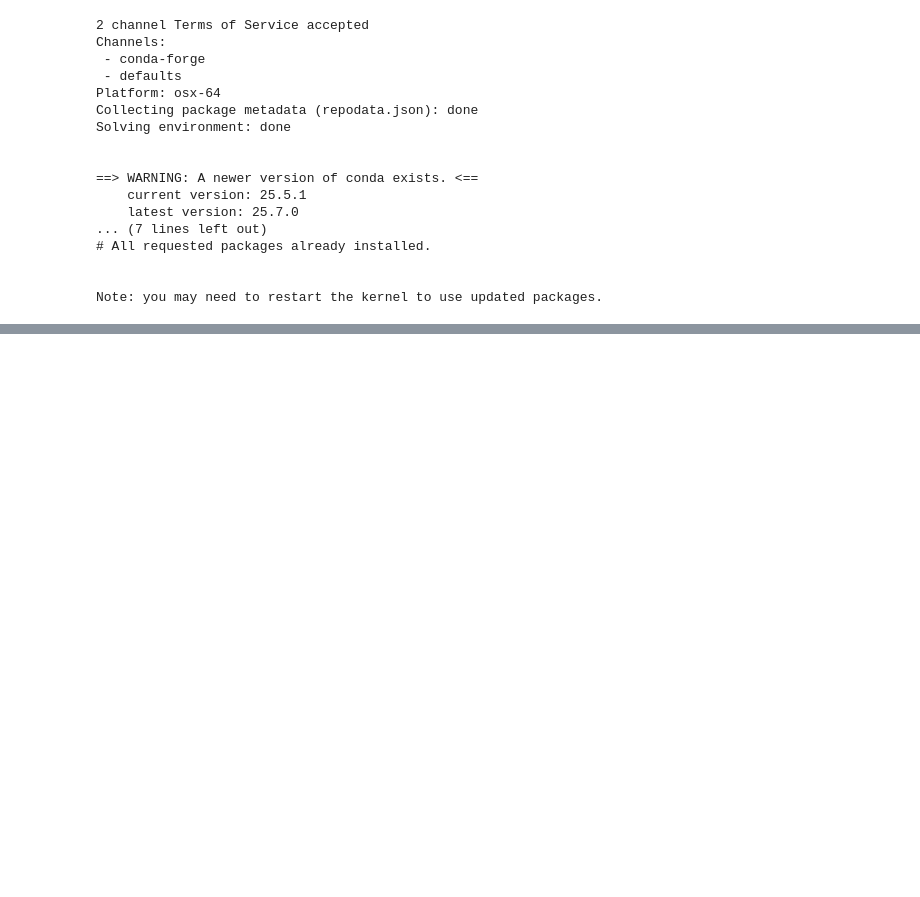
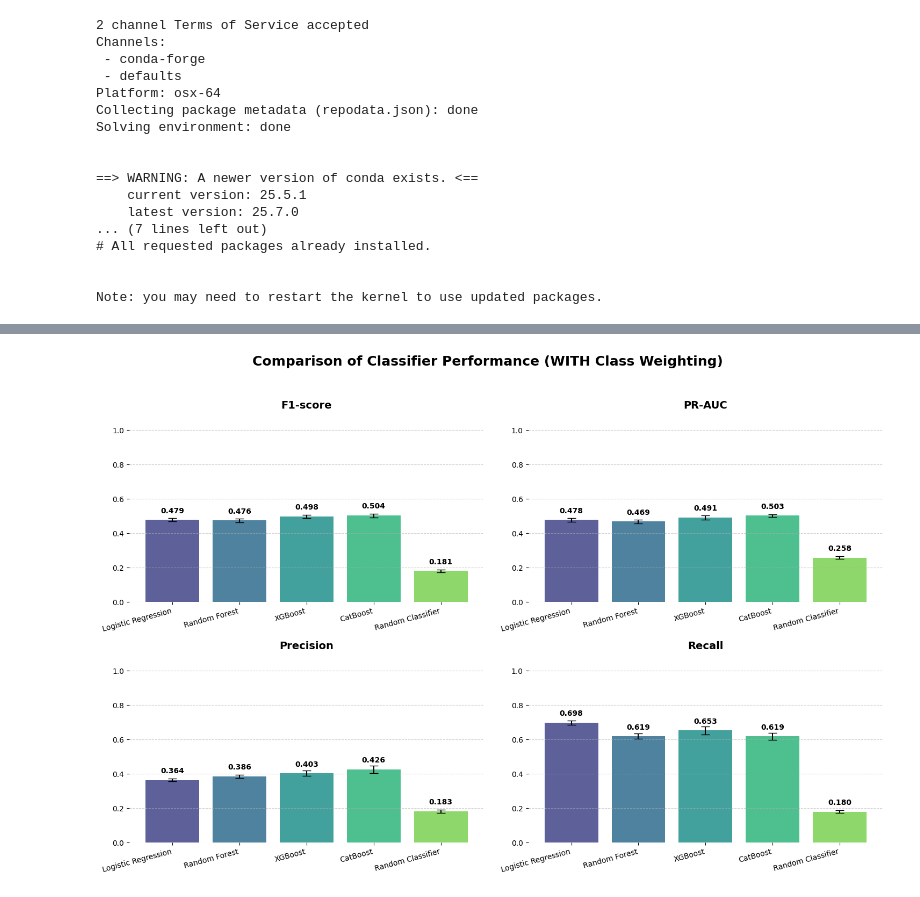
Before and after one commit to kchua675/Thesis, a Jupyter notebook: Thesis.ipynb, the cells around one changed output, grey strips where cells are left out. Cells and saved outputs as stored; diff of their text form; code cells hidden in the pictures; blank space fills up the shorter version.

```diff
--- a/Thesis.ipynb
+++ b/Thesis.ipynb
@@ -952,37 +1176,83 @@ KeyboardInterrupt:
 # %%
+import matplotlib.pyplot as plt
+import numpy as np
+
 # -----------------------------
-# 5. PLOT (Weighted Only)
+# 1. STANDARDIZE & MERGE
 # -----------------------------
-current_results = res_weighted
+# res_weighted already has 'Logistic Regression', 'Random Forest', 'XGBoost'
+# res_cat_weighted has 'CatBoost'
+
+# FIX: Wrap res_random in its own key if it isn't already
+# If res_random is already {'Random': {...}}, just use res_random
+formatted_random = {"Random Classifier": res_random} if 'test_f1' in res_random else res_random
+
+# Merge everything
+current_results = {**res_weighted, **res_cat_weighted, **formatted_random}
+
+# -----------------------------
+# 2. MATCH METRIC KEYS
+# -----------------------------
+# Check your dictionaries!
+# Your Sklearn/CatBoost code used 'test_average_precision'
+# Your Random code used 'test_pr_auc'
+# We must map them correctly for the plot to work.
+
 models_to_plot = list(current_results.keys())
+
+def get_metric_safe(model_dict, key):
+    """Helper to handle different key names like 'test_pr_auc' vs 'test_average_precision'"""
+    if key == 'test_average_precision' and 'test_pr_auc' in model_dict:
+        return model_dict['test_pr_auc']
+    return model_dict.get(key, [0]) # Default to [0] if key is missing
+
 metrics_map = {
     'F1-score': 'test_f1',
     'PR-AUC': 'test_average_precision',
     'Precision': 'test_precision',
     'Recall': 'test_recall'
 }
 
-means = {m: [np.mean(current_results[model][key]) for model in models_to_plot] for m, key in metrics_map.items()}
-stds = {m: [np.std(current_results[model][key]) for model in models_to_plot] for m, key in metrics_map.items()}
+# -----------------------------
+# 3. COMPUTE MEANS & STDS
+# -----------------------------
+means = {}
+stds = {}
 
+for m_name, m_key in metrics_map.items():
+    means[m_name] = [np.mean(get_metric_safe(current_results[model], m_key)) for model in models_to_plot]
+    stds[m_name] = [np.std(get_metric_safe(current_results[model], m_key)) for model in models_to_plot]
+
+# -----------------------------
+# 4. PLOT
+# -----------------------------
 colors = plt.cm.viridis(np.linspace(0.2, 0.8, len(models_to_plot)))
-fig, axes = plt.subplots(2, 2, figsize=(14, 10))
+fig, axes = plt.subplots(2, 2, figsize=(15, 10))
 axes = axes.flatten()
 
-for i, (metric_name, _) in enumerate(metrics_map.items()):
+for i, (metric_label, _) in enumerate(metrics_map.items()):
     ax = axes[i]
-    bars = ax.bar(models_to_plot, means[metric_name], yerr=stds[metric_name], capsize=6, color=colors, alpha=0.85)
-    ax.set_title(metric_name, fontsize=14, fontweight='bold')
+    # Use the model names for x-axis
+    x_pos = np.arange(len(models_to_plot))
+
+    bars = ax.bar(x_pos, means[metric_label], yerr=stds[metric_label],
+                  capsize=6, color=colors, alpha=0.85)
+
+    ax.set_title(metric_label, fontsize=14, fontweight='bold')
+    ax.set_xticks(x_pos)
+    ax.set_xticklabels(models_to_plot, rotation=15, ha='right')
     ax.set_ylim(0, 1.1)
     ax.grid(axis='y', linestyle='--', alpha=0.6)
 
     for spine in ax.spines.values():
         spine.set_visible(False)
 
-    for bar, mean in zip(bars, means[metric_name]):
-        ax.text(bar.get_x() + bar.get_width() / 2, mean + 0.02, f"{mean:.3f}",
-                ha='center', va='bottom', fontsize=12, fontweight='bold')
+    for bar, mean in zip(bars, means[metric_label]):
+        ax.text(bar.get_x() + bar.get_width() / 2, mean + 0.03, f"{mean:.3f}",
+                ha='center', va='bottom', fontsize=10, fontweight='bold')
 
-fig.suptitle('Comparison of Classifier Performance (WITH Class Weighting)', fontsize=16, fontweight='bold')
+fig.suptitle('Comparison of Classifier Performance (WITH Class Weighting)', fontsize=18, fontweight='bold')
 plt.tight_layout(rect=[0, 0, 1, 0.95])
 plt.show()
+# %% [output]
+[figure, added]
```
Also changed, not shown: parts of 27 cells of this notebook.
